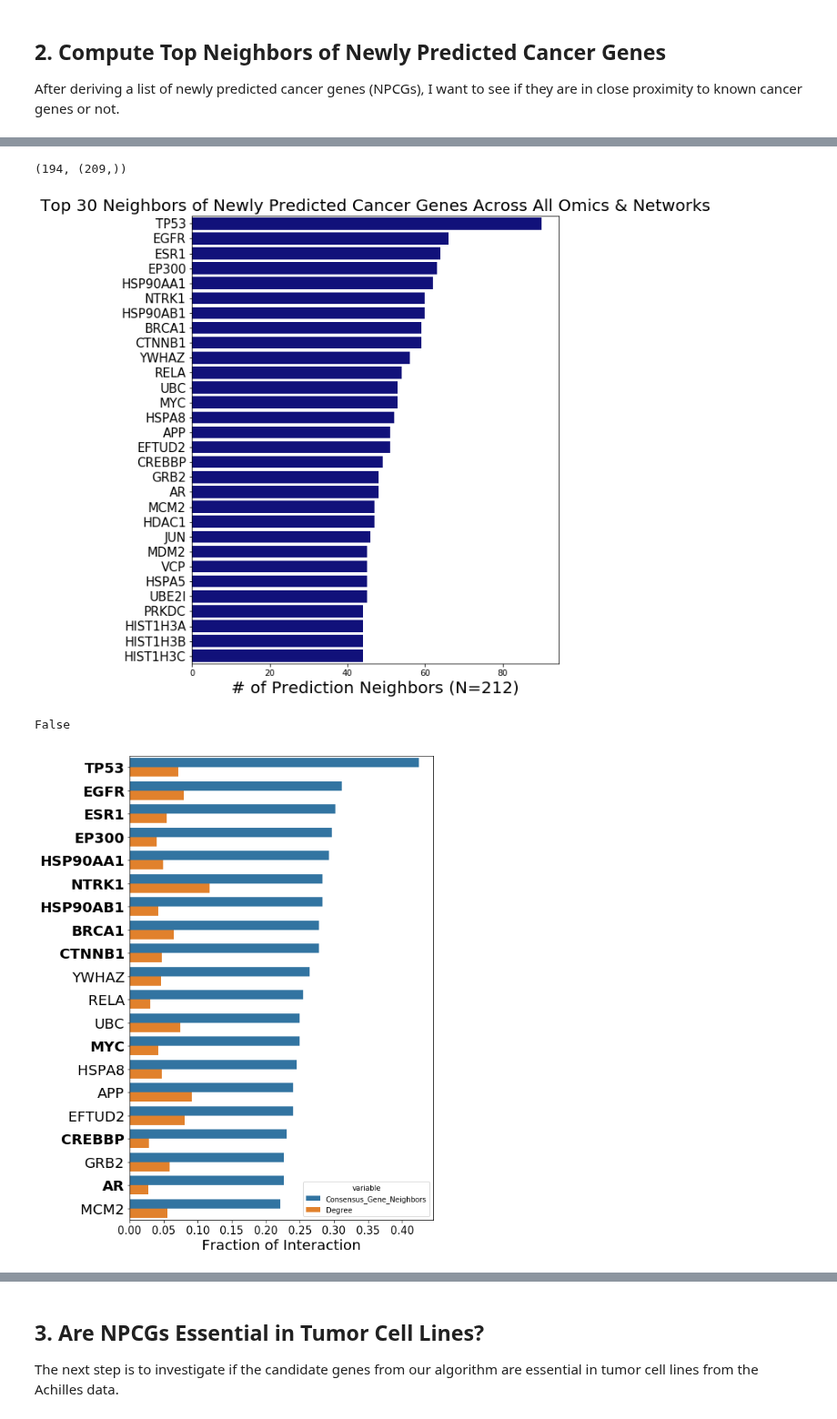
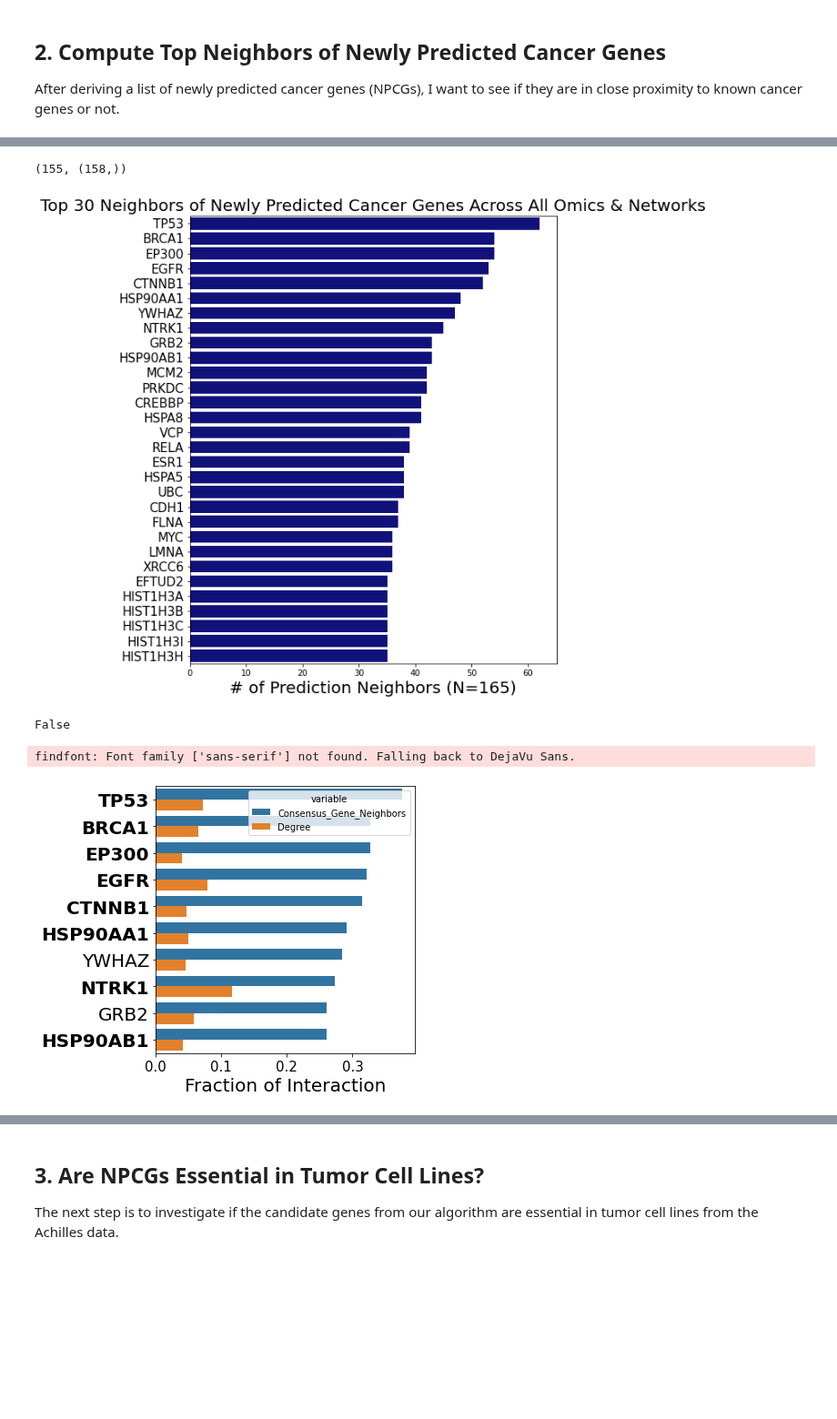
Before and after one commit to schulter/EMOGI, a Jupyter notebook: analysis/newly_predicted_cancergenes.ipynb, the cells around one changed output, grey strips where cells are left out. Shown at 91% size. Drawn from its saved outputs; the diff is of its cells as text; code cells hidden in the pictures; blank space fills up the shorter version.

Commit message:
NPCG computation adapted to new data and cancer type specific analysis.

```diff
--- a/analysis/newly_predicted_cancergenes.ipynb
+++ b/analysis/newly_predicted_cancergenes.ipynb
@@ -30,8 +30,10 @@ plt.rc('font',**{'family':'sans-serif','sans-serif':['Helvetica']})
 * `reference_model_dir`: The directory where the most relevant model resides. Can be one of the directories inside the `all_models_dir` but not a multi-omics training.
 * `achilles_data_path`: Path to the achilles CRSIPR gene effect csv file that can be downloaded [here](https://depmap.org/portal/download/)
 # %%
-all_models_dir = '../data/GCN/training/final_TCGA_all_networks/'
-reference_model_dir = '../data/GCN/training/final_TCGA_all_networks/CPDB/multiomics/'
+#all_models_dir = '../data/GCN/training/final_TCGA_all_networks/'
+#reference_model_dir = '../data/GCN/training/final_TCGA_all_networks/CPDB/multiomics/'
+all_models_dir = '../data/GCN/training/Rev1_CNA_separated_all_networks/'
+reference_model_dir = '../data/GCN/training/Rev1_CNA_separated_all_networks/CPDB/'
 achilles_data_path = '../data/pancancer/Achilles/Achilles_gene_effect.csv'
 # %% [markdown]
 ## Parameters
@@ -43,3 +45,23 @@ top_n = 100
 all_omics = False
 # %% [markdown]
 ## 1. Compute Consenus Predictions from different Multi-Omics Training
+# %%
+consensus_predicted = {}
+checked_models = 0
+for network in os.listdir(all_models_dir):
+    network_path = os.path.join(all_models_dir, network)
+    if os.path.isdir(network_path) and not network == 'CPDB_notsogood' and os.path.isfile(os.path.join(network_path, 'hyper_params.txt')):
+        print (network)
+        model_path = network_path
+        predictions_topn = postprocessing.load_predictions(model_path).head(top_n)
+        non_cancer_hits = predictions_topn[~predictions_topn.label]
+        for gene in non_cancer_hits.Name:
+            if not gene in consensus_predicted:
+                consensus_predicted[gene] = 1
+            else:
+                consensus_predicted[gene] += 1
+        checked_models += 1
+
+#consensus_predicted = {k: consensus_predicted[k] for k in consensus_predicted if consensus_predicted[k] > 1}
+print ("{} different non-cancer genes in top {} predictions across all 6 PPI networks!".format(len(consensus_predicted), top_n))
+consensus_sorted = sorted(consensus_predicted.items(), key=operator.itemgetter(1), reverse=True)
@@ -186,7 +209,7 @@ A = pd.DataFrame(adj, index=node_names[:, 1], columns=node_names[:, 1])
 novel_with_known_interactions = A.loc[A.index.isin(known_cancer_genes), A.columns.isin(novel_predictions)].sum(axis=0)
 (novel_with_known_interactions > 1).sum(), novel_with_known_interactions.shape
 # %% [output]
-(194, (209,))
+(155, (158,))
 # %%
 n_to_plot = 30
 
@@ -199,7 +222,7 @@ plt.xlabel('# of Prediction Neighbors (N={})'.format(len(consensus_sorted)), siz
 plt.gca().tick_params(axis='y', labelsize=15)
 fig.savefig(os.path.join(all_models_dir, 'consensus_neighbors_all_networks.svg'))
 # %% [output]
-[figure, old version]
+[figure, new version]
 # %%
 predictions[predictions.Name == 'APP'].label.any()
 # %% [output]
@@ -207,29 +230,30 @@ False
 # %%
 x = pd.DataFrame(neighbors_sorted, columns=['Name', 'Consensus_Gene_Neighbors']).set_index('Name')
 A = pd.DataFrame(adj, index=node_names[:, 1], columns=node_names[:, 1])
 consensus_with_neighbors = x.join(A.sum(axis=0).rename('Degree'))
 consensus_with_neighbors.Degree = consensus_with_neighbors.Degree / A.shape[0] #probability to have this gene as neighbor
 consensus_with_neighbors.Consensus_Gene_Neighbors /= len(consensus_sorted)
 consensus_with_neighbors['Name'] = consensus_with_neighbors.index
-long = pd.melt(consensus_with_neighbors.head(20), id_vars=['Name'], value_vars=['Consensus_Gene_Neighbors', 'Degree'])
-fig = plt.figure(figsize=(8, 10))
+long = pd.melt(consensus_with_neighbors.head(10), id_vars=['Name'], value_vars=['Consensus_Gene_Neighbors', 'Degree'])
+fig = plt.figure(figsize=(6, 5))
 sns.barplot(y=long.Name, x=long.value, hue=long.variable, orient='h')
 #consensus_with_neighbors.plot(kind='bar', stacked=True)
 plt.gca().tick_params(axis='y', labelsize=15)
 plt.gca().tick_params(axis='x', labelsize=15)
 plt.ylabel('', visible=False)
 plt.xlabel('Fraction of Interaction', fontsize=20)
 gene_count = 0
 for lab in plt.gca().get_yticklabels():
     gene_name = lab.get_text()
     if predictions[predictions.Name == gene_name].label.any():
         plt.gca().get_yticklabels()[gene_count].set_weight('bold')
     plt.gca().get_yticklabels()[gene_count].set_fontsize(20)
     gene_count += 1
 fig.tight_layout()
 fig.savefig(os.path.join(all_models_dir, 'consensus_neighbors_all_networks_withrandom.svg'))
 # %% [output]
+findfont: Font family ['sans-serif'] not found. Falling back to DejaVu Sans.
-[figure, old version]
+[figure, new version]
 # %%
 A = pd.DataFrame(adj, index=node_names[:, 1], columns=node_names[:, 1])
 interactions_with_cancer_genes = A[A.index.isin(known_cancer_genes)].sum(axis=0).rename('Cancer_Gene_Interactions')
```
Also changed, not shown: parts of 36 cells of this notebook, 2 other files.
